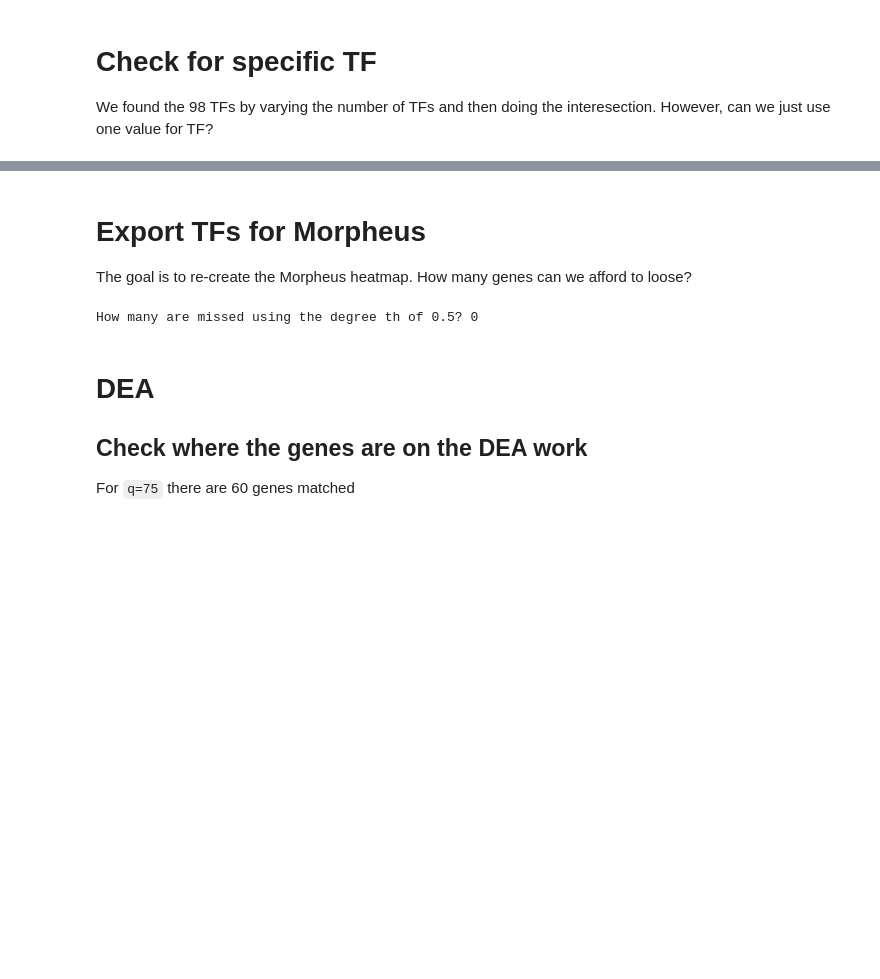
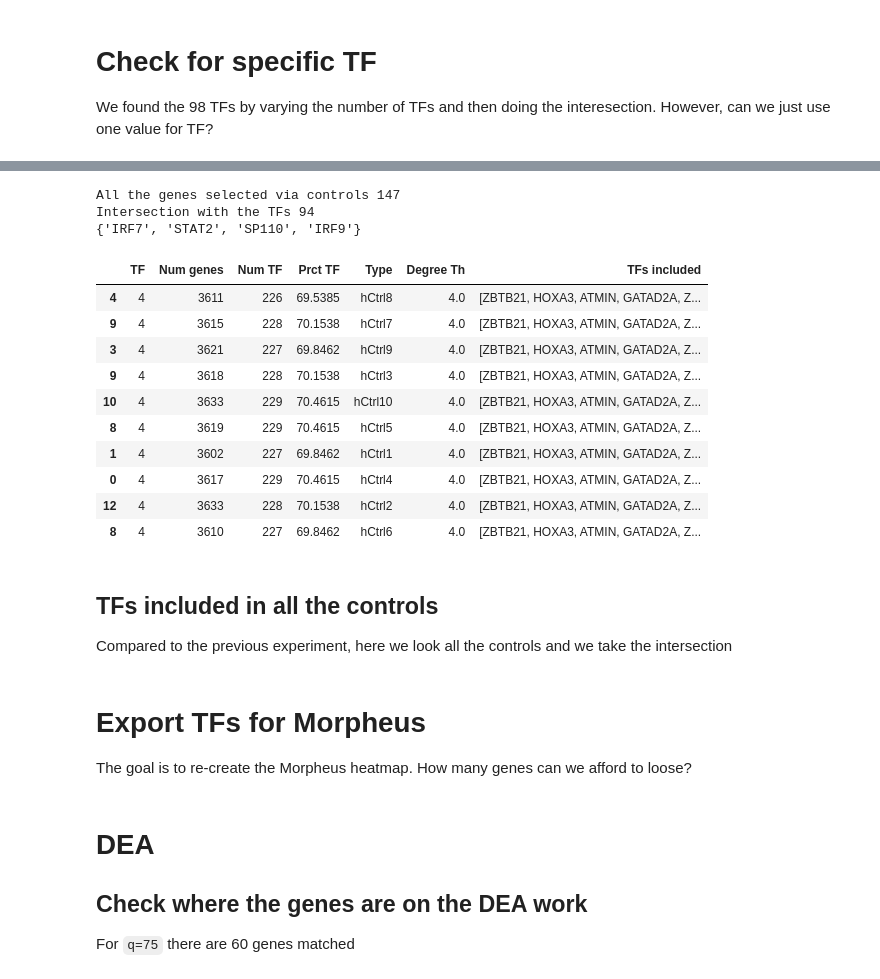
Before and after one commit to vladUng/Phd_extended, a Jupyter notebook: notebooks/network_I/sel_pruning_v2.ipynb, the cells around one changed output, grey strips where cells are left out. Saved outputs shown, nothing was run; the diff lists cells and outputs as text; code cells hidden in the pictures; blank space fills up the shorter version.

```diff
--- a/notebooks/network_I/sel_pruning_v2.ipynb
+++ b/notebooks/network_I/sel_pruning_v2.ipynb
@@ -438,0 +432,29 @@ fig_exp.show()
+# %%
+def extract_genes(exp_set: ExperimentSet, tf_list: list, exp_type: str, q_th=0.5):
+    stats_exp = []
+    info_exp = {}
+    for key, nodes_df in exp_set.items():
+        tf = NetworkOutput.extract_tf_number(key)
+
+        # median = nodes_df['degree_t'].median()
+        deg_th = nodes_df['degree_t'].quantile(q_th)
+        all_tf = len(set(nodes_df.index) & set(tf_list))
+
+        genes_sel = nodes_df[nodes_df['degree_t'] >= deg_th][['degree_t', 'TF', 'Type']]
+        info_exp[tf] = genes_sel
+
+        tfs_included = list(set(genes_sel.index) & set(tf_list))
+        stats_exp.append((
+            tf,
+            genes_sel.shape[0],
+            len(tfs_included),
+            round(len(tfs_included) / all_tf * 100, 4),
+            exp_type,
+            deg_th,
+            tfs_included
+        ))
+
+    stats_exp = pd.DataFrame(stats_exp, columns=['TF', 'Num genes', 'Num TF', "Prct TF", 'Type', 'Degree Th', 'TFs included'])
+    stats_exp['TF'] = stats_exp['TF'].astype(int)
+    stats_exp.sort_values(by='TF', ascending=True, inplace=True)
+    return stats_exp
@@ -438,0 +560,33 @@ fig_exp.show()
+# %%
+included_tfs = [set(val) for val in all_ctrls['TFs included'].values]
+included_tfs = set.intersection(*map(set, included_tfs))
+int_98_tfs = included_tfs & set(sel_tfs.index)
+
+print(f"All the genes selected via controls {len(included_tfs)}")
+print(f"Intersection with the TFs {len(int_98_tfs)}")
+
+print(set(sel_tfs.index) - included_tfs)
+# %% [output]
+All the genes selected via controls 147
+Intersection with the TFs 94
+{'IRF7', 'STAT2', 'SP110', 'IRF9'}
+# %%
+# Why there is such a variation at TF = 4
+display(all_ctrls[all_ctrls['TF'] == 4])
+px.scatter(all_ctrls, y='Degree Th', x='TF')
+# %% [output]
+|  | TF | Num genes | Num TF | Prct TF | Type | Degree Th | TFs included |
+| 4 | 4 | 3611 | 226 | 69.5385 | hCtrl8 | 4.0 | [ZBTB21, HOXA3, ATMIN, GATAD2A, Z... |
+| 9 | 4 | 3615 | 228 | 70.1538 | hCtrl7 | 4.0 | [ZBTB21, HOXA3, ATMIN, GATAD2A, Z... |
+| 3 | 4 | 3621 | 227 | 69.8462 | hCtrl9 | 4.0 | [ZBTB21, HOXA3, ATMIN, GATAD2A, Z... |
+| 9 | 4 | 3618 | 228 | 70.1538 | hCtrl3 | 4.0 | [ZBTB21, HOXA3, ATMIN, GATAD2A, Z... |
+| 10 | 4 | 3633 | 229 | 70.4615 | hCtrl10 | 4.0 | [ZBTB21, HOXA3, ATMIN, GATAD2A, Z... |
+| 8 | 4 | 3619 | 229 | 70.4615 | hCtrl5 | 4.0 | [ZBTB21, HOXA3, ATMIN, GATAD2A, Z... |
+| 1 | 4 | 3602 | 227 | 69.8462 | hCtrl1 | 4.0 | [ZBTB21, HOXA3, ATMIN, GATAD2A, Z... |
+| 0 | 4 | 3617 | 229 | 70.4615 | hCtrl4 | 4.0 | [ZBTB21, HOXA3, ATMIN, GATAD2A, Z... |
+| 12 | 4 | 3633 | 228 | 70.1538 | hCtrl2 | 4.0 | [ZBTB21, HOXA3, ATMIN, GATAD2A, Z... |
+| 8 | 4 | 3610 | 227 | 69.8462 | hCtrl6 | 4.0 | [ZBTB21, HOXA3, ATMIN, GATAD2A, Z... |
+# %% [markdown]
+## TFs included in all the controls
+
+Compared to the previous experiment, here we look all the controls and we take the intersection
@@ -440,16 +641,3 @@ fig_exp.show()
 # Export TFs for Morpheus
 
 The goal is to re-create the Morpheus heatmap. How many genes can we afford to loose?
-# %%
-q_th = 50/100
-
-common_ctrls = set()
-all_ctrls = pd.DataFrame()
-for key, value in exp_ctrls.items():
-    label = key.split("h")[-1]
-    matched_ctrl, fig_ctrl, meta_info, global_stats = calculate_degree_thresholds(exp_set=value, sel_tfs=sel_tfs, label=label, q_th=q_th, verbose=False)
-
-
-print("How many are missed using the degree th of {}? {}".format(q_th,len(set(sel_tfs.index) - set(matched_ctrl))))
-# %% [output]
-How many are missed using the degree th of 0.5? 0
```
Also changed, not shown: parts of 11 cells of this notebook, 4 other files.
